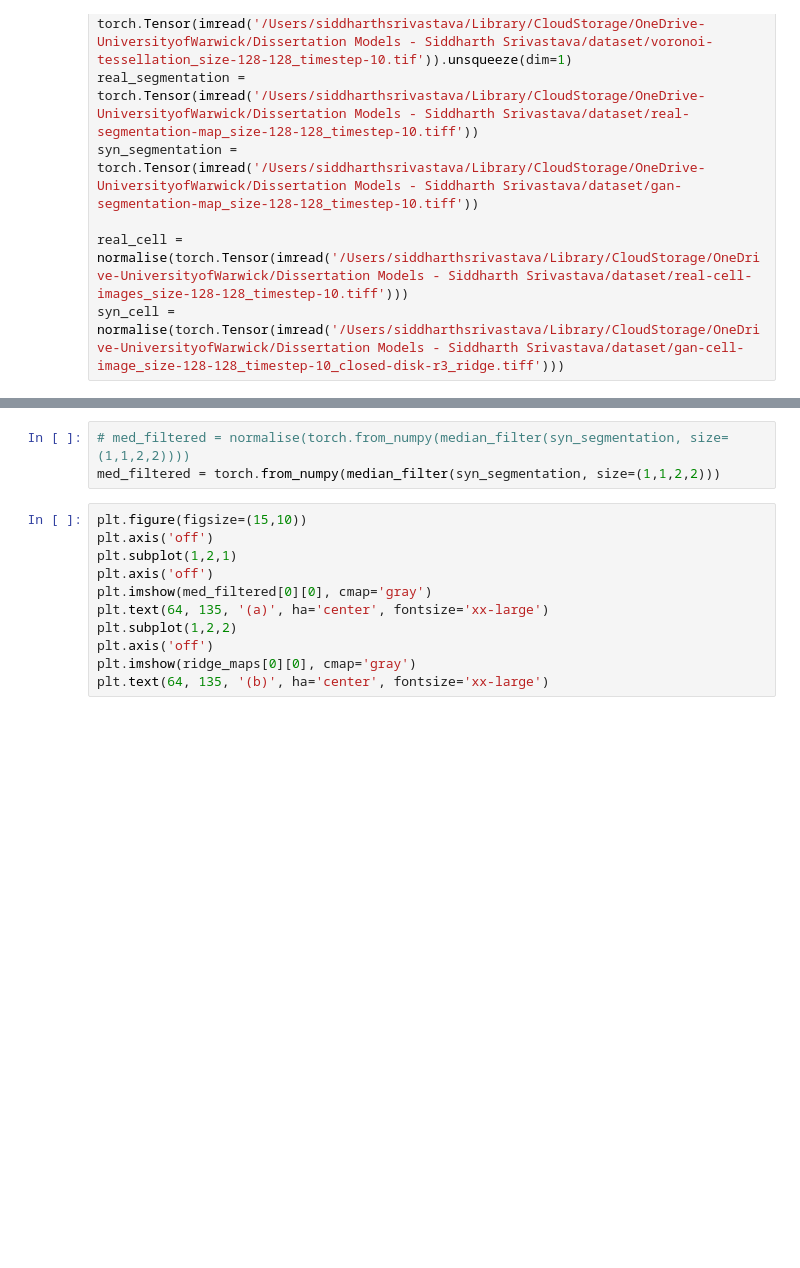
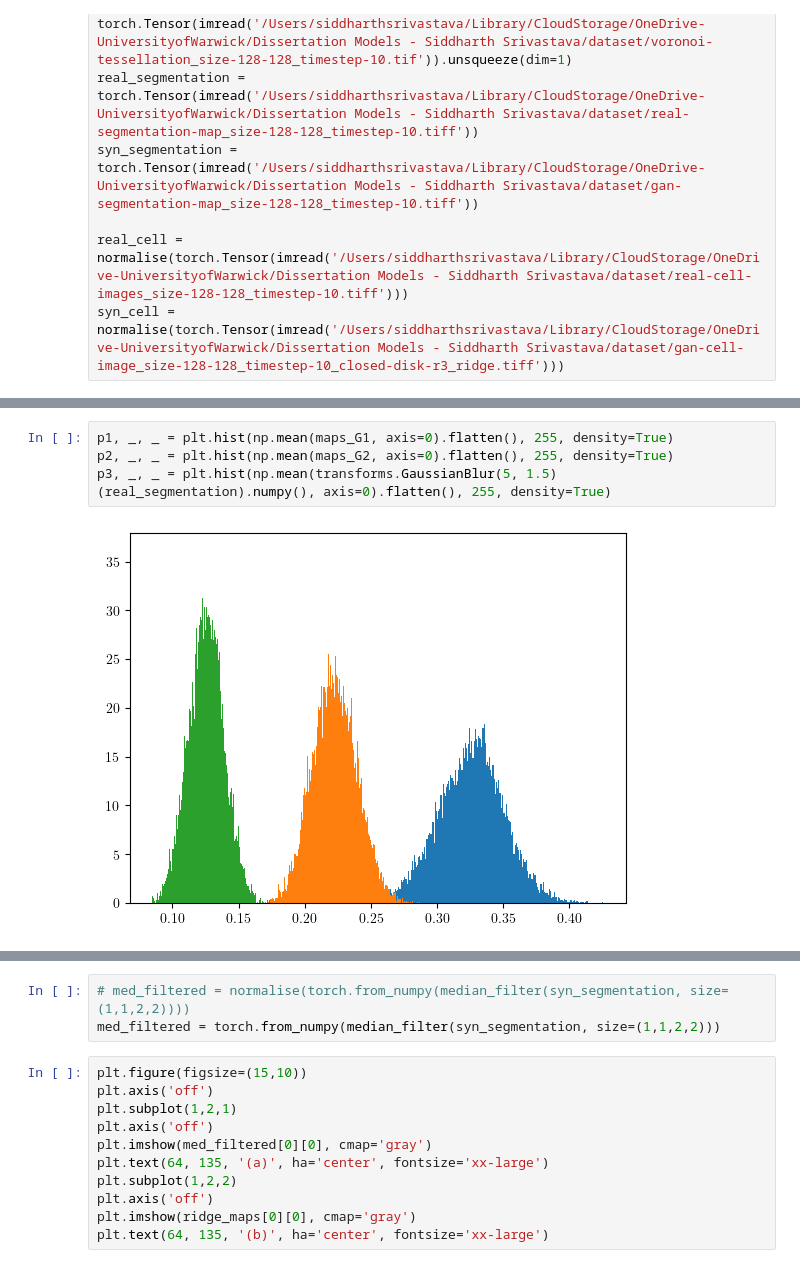
Before and after one commit to siddharthsrivastava0501/isbi-2024-code, a Jupyter notebook: analyse_images.ipynb, the cells around one changed output, grey strips where cells are left out. Cells and saved outputs as stored; diff of their text form; blank space fills up the shorter version.

```diff
--- a/analyse_images.ipynb
+++ b/analyse_images.ipynb
@@ -156,3 +182,9 @@ syn_cell = normalise(torch.Tensor(imread('/Users/siddharthsrivastava/Library/Clo
+# %%
+p1, _, _ = plt.hist(np.mean(maps_G1, axis=0).flatten(), 255, density=True)
+p2, _, _ = plt.hist(np.mean(maps_G2, axis=0).flatten(), 255, density=True)
+p3, _, _ = plt.hist(np.mean(transforms.GaussianBlur(5, 1.5)(real_segmentation).numpy(), axis=0).flatten(), 255, density=True)
+# %% [output]
+[figure, added]
 # %%
 from kornia.metrics import ssim
 
```
Also changed, not shown: parts of 9 cells of this notebook, 3 other files.
